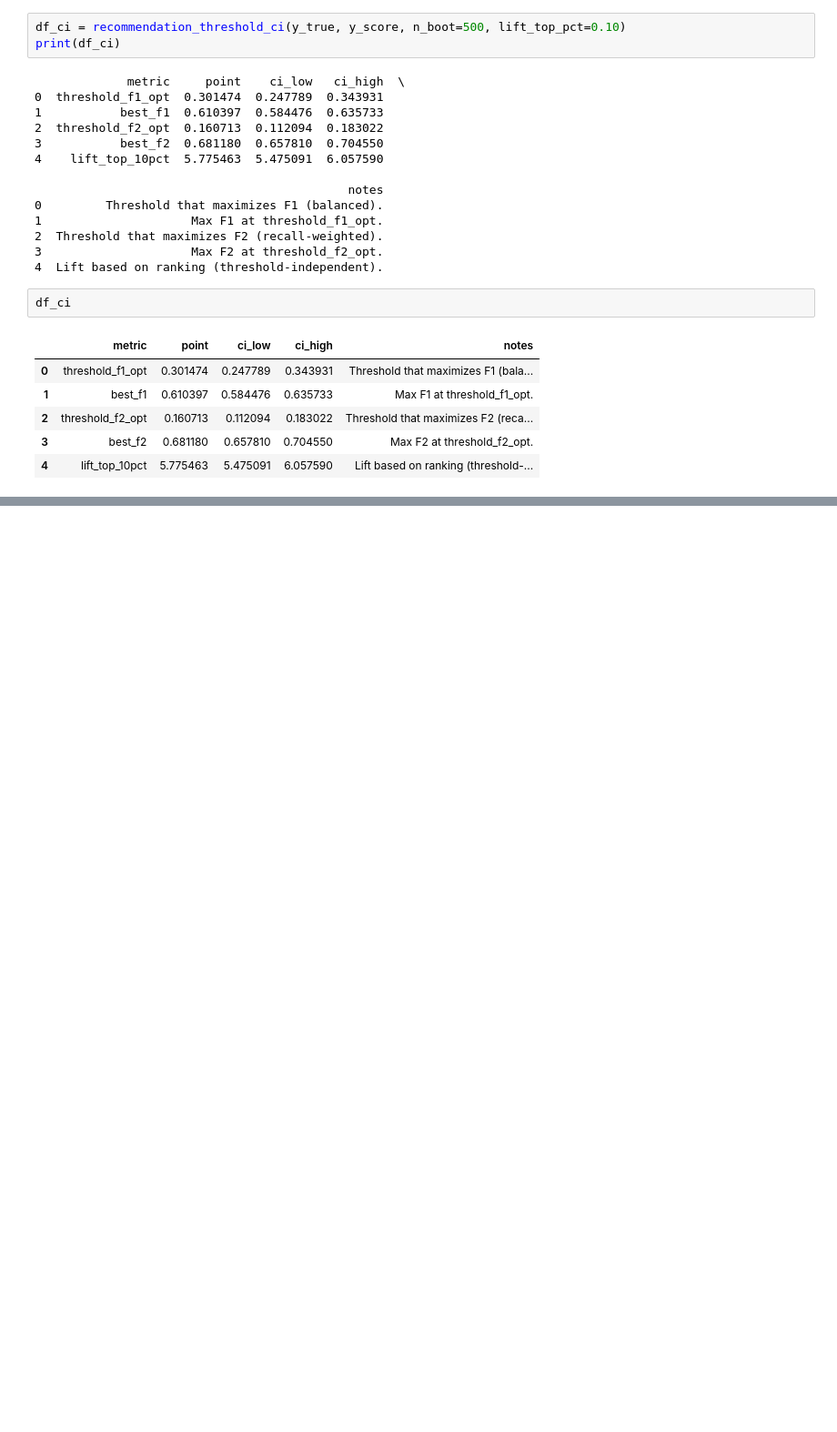
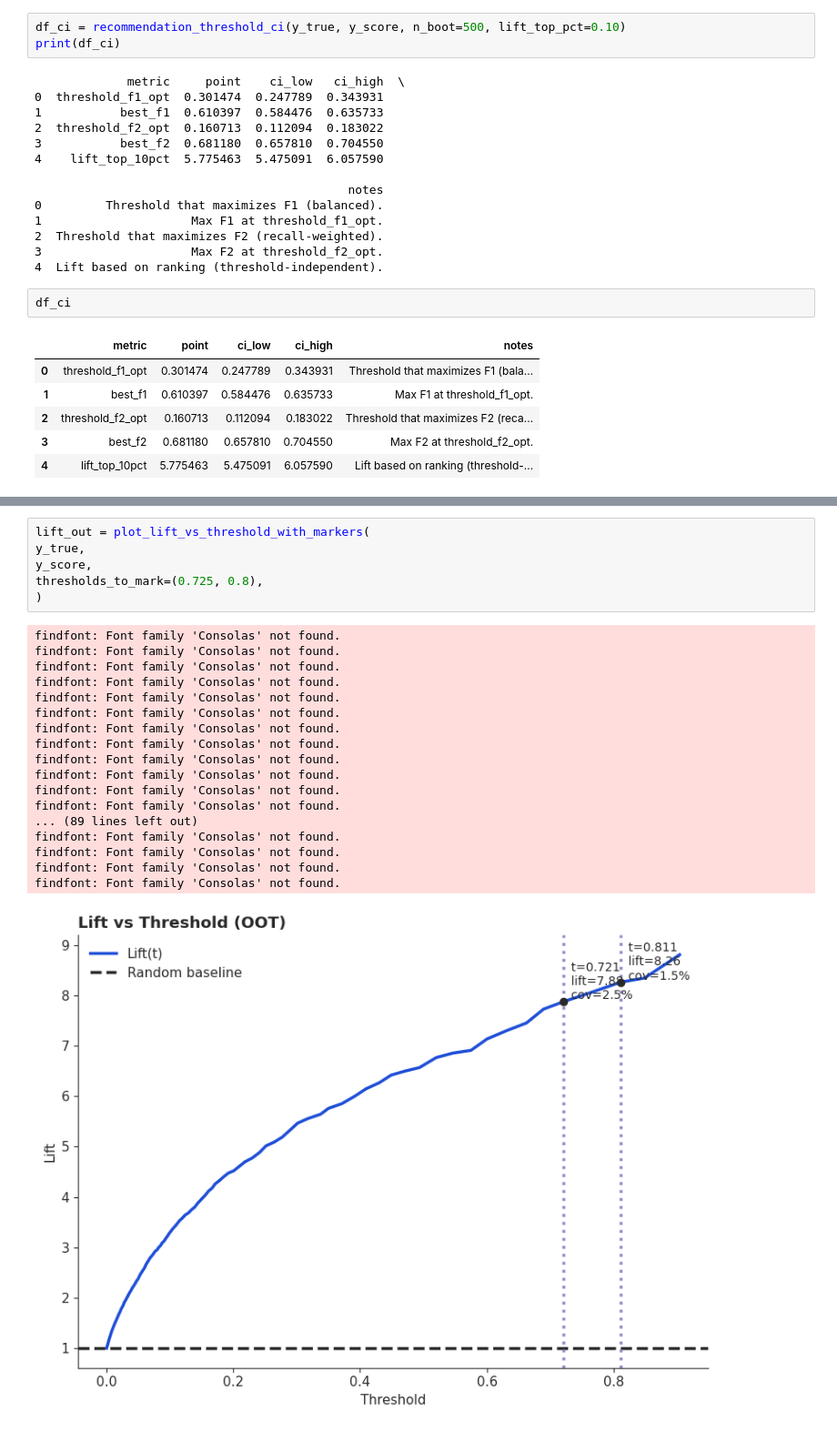
Before and after one commit to xvzeng/winebuz, a Jupyter notebook: scaleup.ipynb, the cells around one changed output, grey strips where cells are left out. Shown at 91% size. Cells and saved outputs as stored; diff of their text form; blank space fills up the shorter version.

```diff
--- a/scaleup.ipynb
+++ b/scaleup.ipynb
@@ -3024,0 +3126,25 @@ df_ci
+# %%
+lift_out = plot_lift_vs_threshold_with_markers(
+y_true,
+y_score,
+thresholds_to_mark=(0.725, 0.8),
+)
+# %% [output]
+findfont: Font family 'Consolas' not found.
+findfont: Font family 'Consolas' not found.
+findfont: Font family 'Consolas' not found.
+findfont: Font family 'Consolas' not found.
+findfont: Font family 'Consolas' not found.
+findfont: Font family 'Consolas' not found.
+findfont: Font family 'Consolas' not found.
+findfont: Font family 'Consolas' not found.
+findfont: Font family 'Consolas' not found.
+findfont: Font family 'Consolas' not found.
+findfont: Font family 'Consolas' not found.
+findfont: Font family 'Consolas' not found.
+... (89 lines left out)
+findfont: Font family 'Consolas' not found.
+findfont: Font family 'Consolas' not found.
+findfont: Font family 'Consolas' not found.
+findfont: Font family 'Consolas' not found.
+[figure, added]
```
Also changed, not shown: parts of 2 cells of this notebook.
